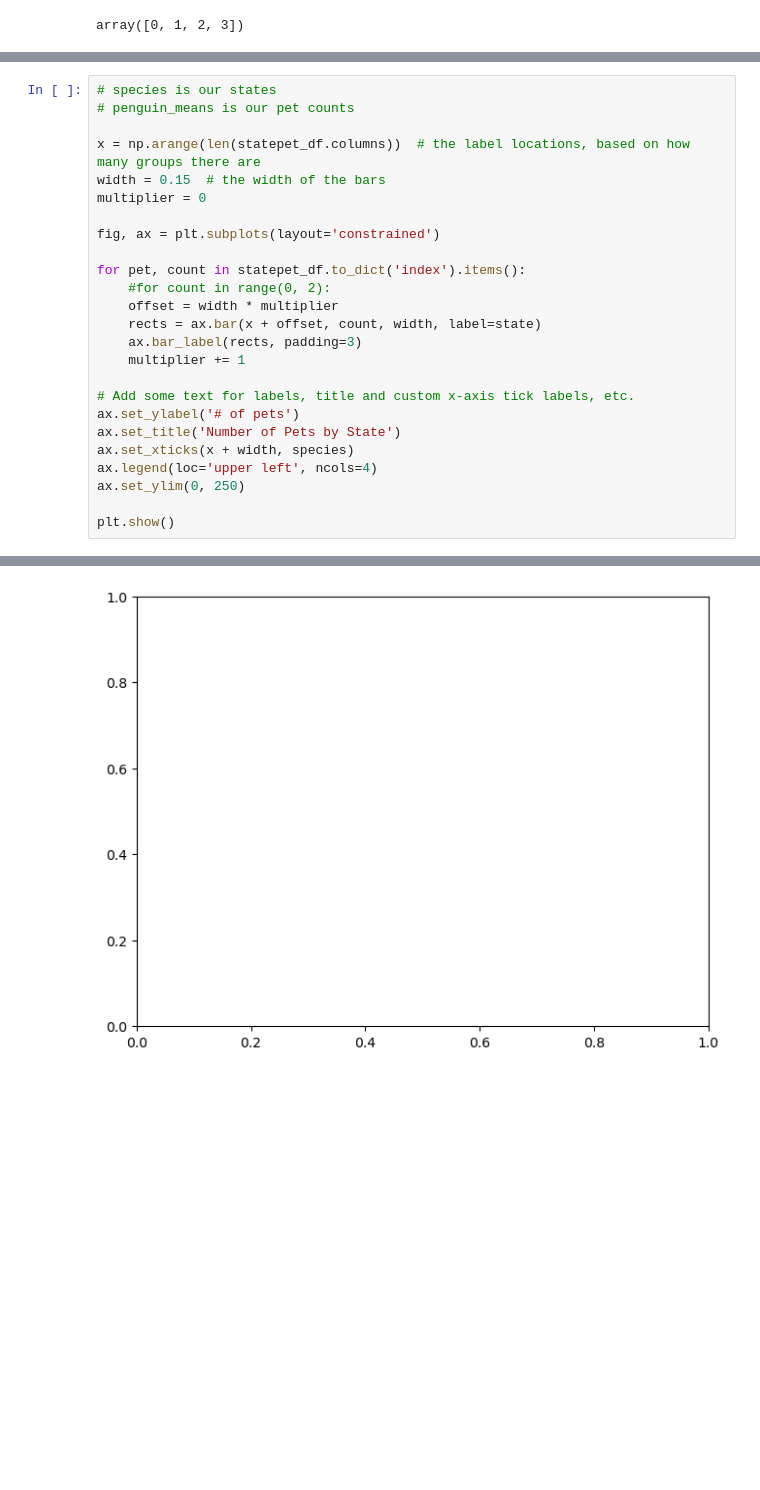
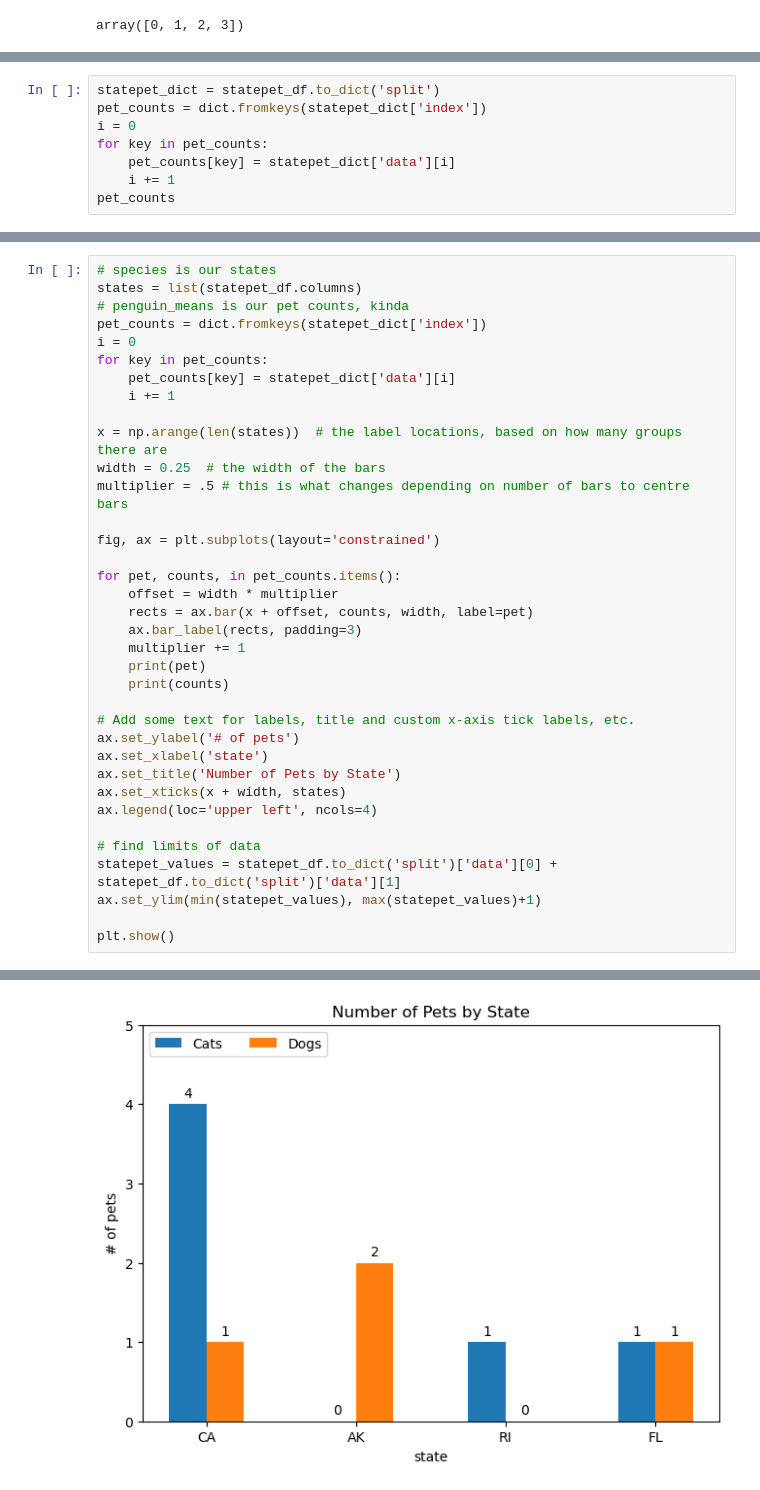
Before and after one commit to ijessicachen/introdatascience, a Jupyter notebook: 2-Working-With-Data/08-data-preparation/evaldata.ipynb, the cells around one changed output, grey strips where cells are left out. Cells and saved outputs as stored; diff of their text form; blank space fills up the shorter version.

```diff
--- a/2-Working-With-Data/08-data-preparation/evaldata.ipynb
+++ b/2-Working-With-Data/08-data-preparation/evaldata.ipynb
@@ -434,0 +475,8 @@ array([0, 1, 2, 3])
+# %%
+statepet_dict = statepet_df.to_dict('split')
+pet_counts = dict.fromkeys(statepet_dict['index'])
+i = 0
+for key in pet_counts:
+    pet_counts[key] = statepet_dict['data'][i]
+    i += 1
+pet_counts
@@ -435,26 +485,37 @@ array([0, 1, 2, 3])
 # %%
 # species is our states
-# penguin_means is our pet counts
+states = list(statepet_df.columns)
+# penguin_means is our pet counts, kinda
+pet_counts = dict.fromkeys(statepet_dict['index'])
+i = 0
+for key in pet_counts:
+    pet_counts[key] = statepet_dict['data'][i]
+    i += 1
 
-x = np.arange(len(statepet_df.columns))  # the label locations, based on how many groups there are
-width = 0.15  # the width of the bars
-multiplier = 0
+x = np.arange(len(states))  # the label locations, based on how many groups there are
+width = 0.25  # the width of the bars
+multiplier = .5 # this is what changes depending on number of bars to centre bars
 
 fig, ax = plt.subplots(layout='constrained')
 
-for pet, count in statepet_df.to_dict('index').items():
-    #for count in range(0, 2):
+for pet, counts, in pet_counts.items():
     offset = width * multiplier
-    rects = ax.bar(x + offset, count, width, label=state)
+    rects = ax.bar(x + offset, counts, width, label=pet)
     ax.bar_label(rects, padding=3)
     multiplier += 1
+    print(pet)
+    print(counts)
 
 # Add some text for labels, title and custom x-axis tick labels, etc.
 ax.set_ylabel('# of pets')
+ax.set_xlabel('state')
 ax.set_title('Number of Pets by State')
-ax.set_xticks(x + width, species)
+ax.set_xticks(x + width, states)
 ax.legend(loc='upper left', ncols=4)
-ax.set_ylim(0, 250)
+
+# find limits of data
+statepet_values = statepet_df.to_dict('split')['data'][0] + statepet_df.to_dict('split')['data'][1]
+ax.set_ylim(min(statepet_values), max(statepet_values)+1)
 
 plt.show()
 # %% [output]
@@ -462 +526 @@ TypeError: unhashable type: 'dict'
-[figure, old version]
+[figure, new version]
```
Also changed, not shown: parts of 11 cells of this notebook.
